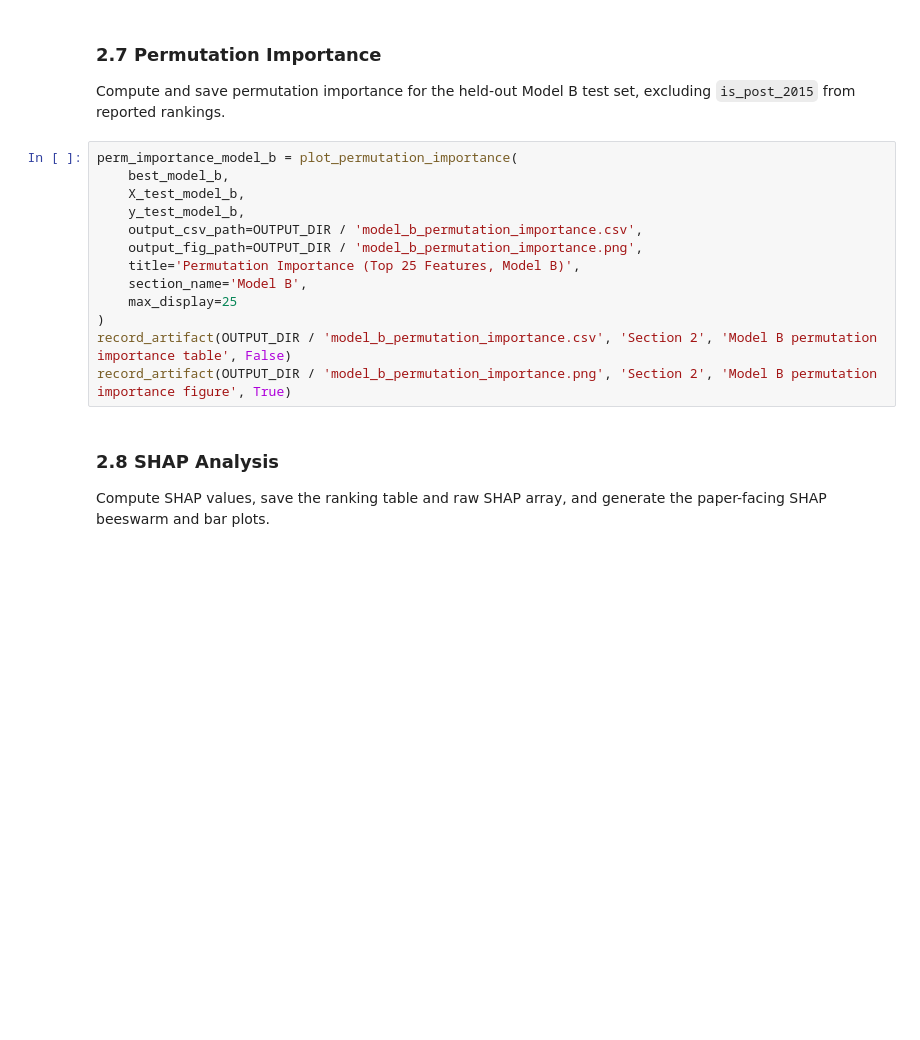
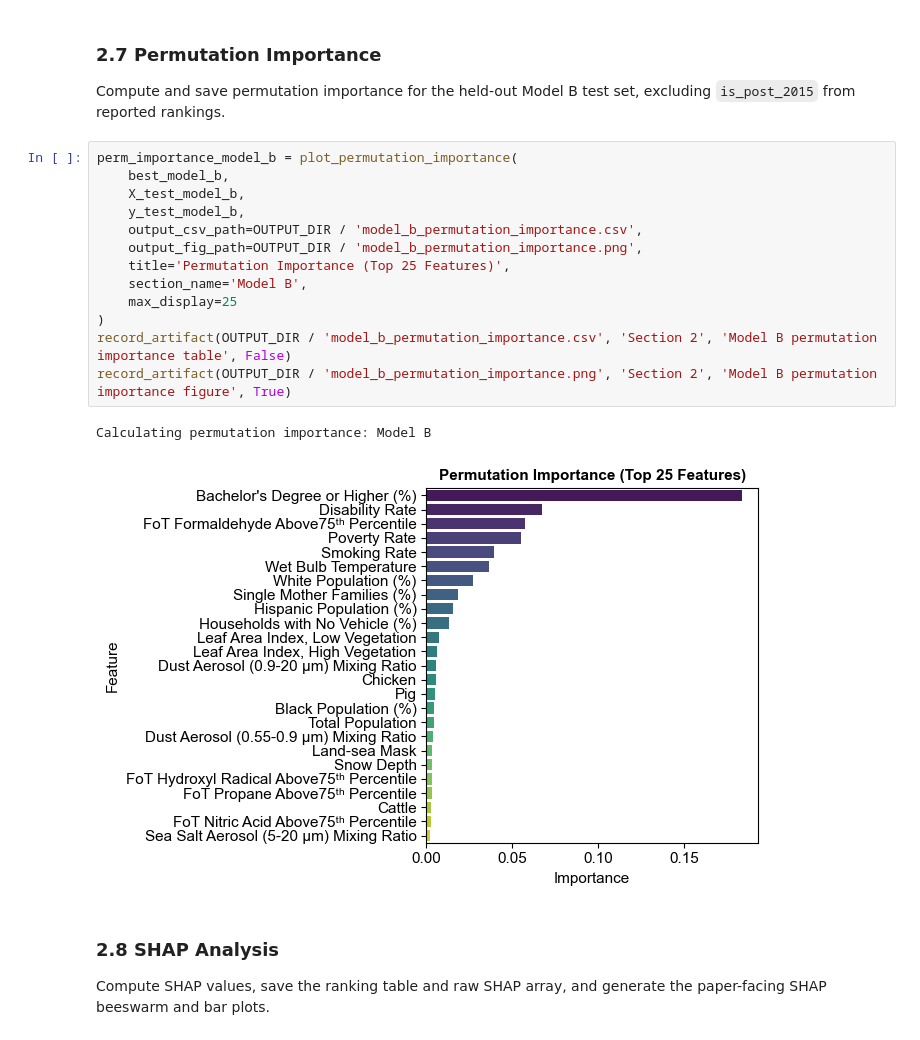
Before and after one commit to samyakshrestha/predicting-life-expectancy, a Jupyter notebook: notebooks_clean/12_revision_analyses.ipynb, the cells around one changed output. Saved outputs shown, nothing was run; the diff lists cells and outputs as text; blank space fills up the shorter version.

```diff
--- a/notebooks_clean/12_revision_analyses.ipynb
+++ b/notebooks_clean/12_revision_analyses.ipynb
@@ -666,16 +745,19 @@ Compute and save permutation importance for the held-out Model B test set, exclu
 # %%
 perm_importance_model_b = plot_permutation_importance(
     best_model_b,
     X_test_model_b,
     y_test_model_b,
     output_csv_path=OUTPUT_DIR / 'model_b_permutation_importance.csv',
     output_fig_path=OUTPUT_DIR / 'model_b_permutation_importance.png',
-    title='Permutation Importance (Top 25 Features, Model B)',
+    title='Permutation Importance (Top 25 Features)',
     section_name='Model B',
     max_display=25
 )
 record_artifact(OUTPUT_DIR / 'model_b_permutation_importance.csv', 'Section 2', 'Model B permutation importance table', False)
 record_artifact(OUTPUT_DIR / 'model_b_permutation_importance.png', 'Section 2', 'Model B permutation importance figure', True)
+# %% [output]
+Calculating permutation importance: Model B
+[figure, added]
 # %% [markdown]
 ### 2.8 SHAP Analysis
 
```
Also changed, not shown: parts of 81 cells of this notebook, 32 other files.
